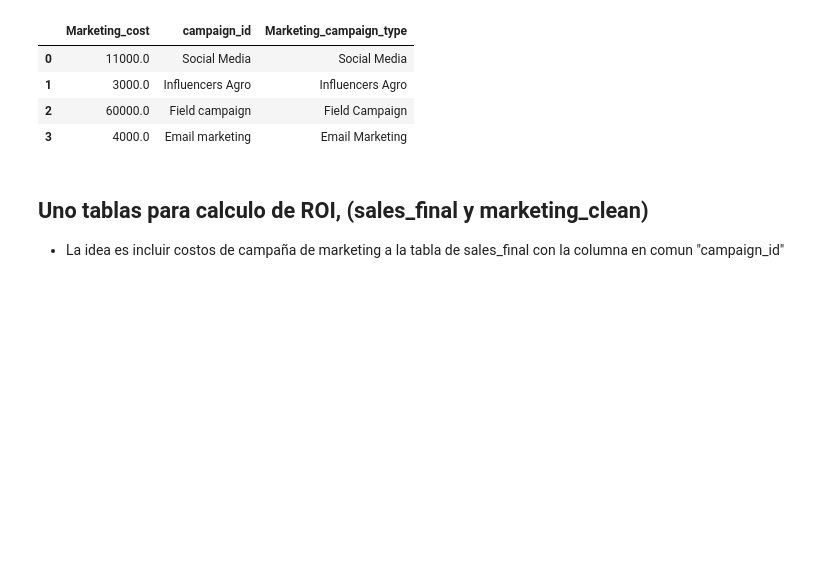
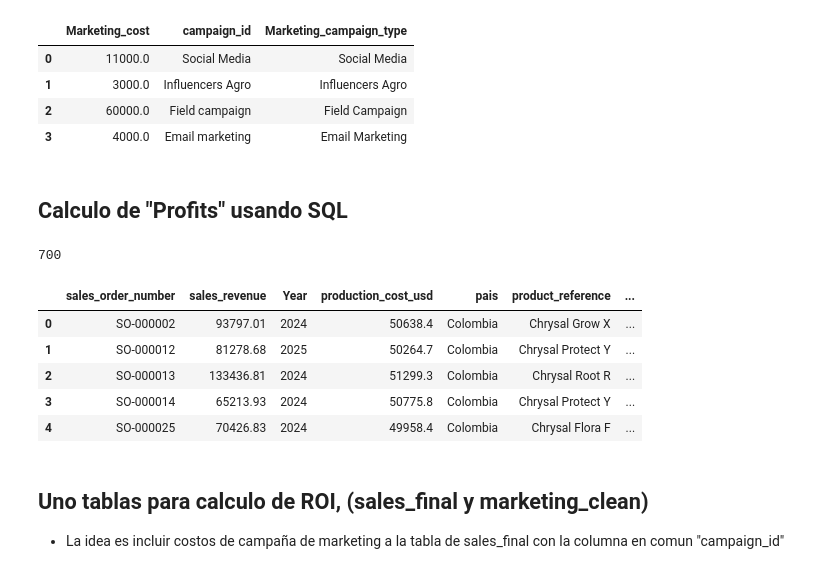
Before and after one commit to alexsandoval05/Revenue-sustainability-Chrysal, a Jupyter notebook: chrysal_profit_sustainability.ipynb, the cells around one changed output. Cells and saved outputs as stored; diff of their text form; code cells hidden in the pictures; blank space fills up the shorter version.

```diff
--- a/chrysal_profit_sustainability.ipynb
+++ b/chrysal_profit_sustainability.ipynb
@@ -752,6 +752,38 @@ marketing_clean.head()
 | 1 | 3000.0 | Influencers Agro | Influencers Agro |
 | 2 | 60000.0 | Field campaign | Field Campaign |
 | 3 | 4000.0 | Email marketing | Email Marketing |
+# %% [markdown]
+## **Calculo de "Profits" usando SQL**
+# %%
+import sqlite3
+
+conn = sqlite3.connect(":memory:")
+
+sales_final.to_sql(
+    "chrysal_sales",
+    conn,
+    index=False,
+    if_exists="replace"
+)
+# %% [output]
+700
+# %%
+query = """
+SELECT *
+FROM chrysal_sales
+WHERE pais = 'Colombia'
+"""
+
+resultado = pd.read_sql_query(query, conn)
+
+resultado.head()
+# %% [output]
+|  | sales_order_number | sales_revenue | Year | production_cost_usd | pais | product_reference | ... |
+| 0 | SO-000002 | 93797.01 | 2024 | 50638.4 | Colombia | Chrysal Grow X | ... |
+| 1 | SO-000012 | 81278.68 | 2025 | 50264.7 | Colombia | Chrysal Protect Y | ... |
+| 2 | SO-000013 | 133436.81 | 2024 | 51299.3 | Colombia | Chrysal Root R | ... |
+| 3 | SO-000014 | 65213.93 | 2024 | 50775.8 | Colombia | Chrysal Protect Y | ... |
+| 4 | SO-000025 | 70426.83 | 2024 | 49958.4 | Colombia | Chrysal Flora F | ... |
 # %% [markdown]
 ## **Uno tablas para calculo de ROI, (sales_final y marketing_clean)**
 
```
